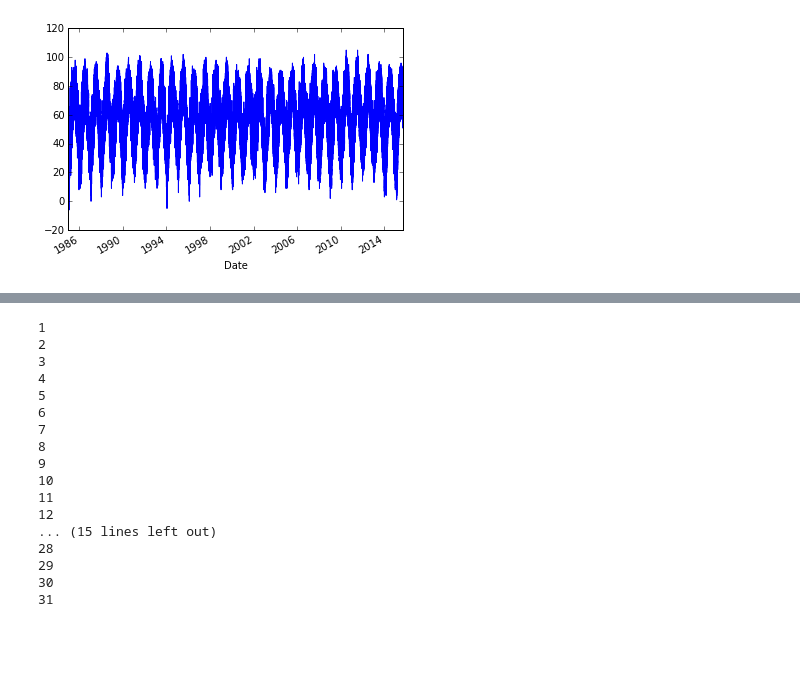
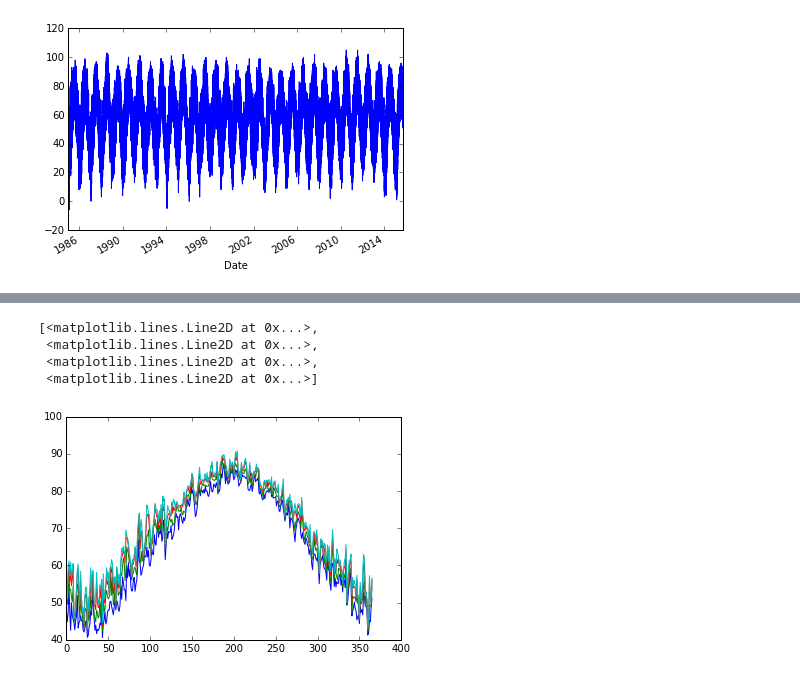
Before and after one commit to gottscott/cityheat, a Jupyter notebook: Bmore/heatwaveStatistics.ipynb, the cells around one changed output, grey strips where cells are left out. Saved outputs shown, nothing was run; the diff lists cells and outputs as text; code cells hidden in the pictures; blank space fills up the shorter version.

Commit message:
calculated percentiles using pandas groupby and describe functions

```diff
--- a/Bmore/heatwaveStatistics.ipynb
+++ b/Bmore/heatwaveStatistics.ipynb
@@ -62,25 +19,18 @@ Name: TEMP, dtype: object
-# %%
-for date in np.unique([df.index.month, df.index.day]):
-    print date
-#df.TEMP.groupby([df.index.month, df.index.day]).groups
-# %% [output]
-1
-2
-3
-4
-5
-6
-7
-8
-9
-10
-11
-12
-... (15 lines left out)
-28
-29
-30
-31
+# %%
+summary = data.groupby(data.index.dayofyear).describe(percentiles =  [.90, .95, .98, .99])
+ninetieth = summary.values[5::10]
+ninetyfifth = summary.values[6::10]
+ninetyeigth = summary.values[7::10]
+ninetyninth = summary.values[8::10]
+BWImeandailytempthresholds = np.array([ ninetieth, ninetyfifth,ninetyeigth, ninetyninth])
+# %%
+plt.plot(BWImeandailytempthresholds.T)
+# %% [output]
+[<matplotlib.lines.Line2D at 0x...>,
+ <matplotlib.lines.Line2D at 0x...>,
+ <matplotlib.lines.Line2D at 0x...>,
+ <matplotlib.lines.Line2D at 0x...>]
+[figure, added]
 # %%
 temp = #mean daily temp
 mintemp =
```
Also changed, not shown: parts of 2 cells of this notebook.
